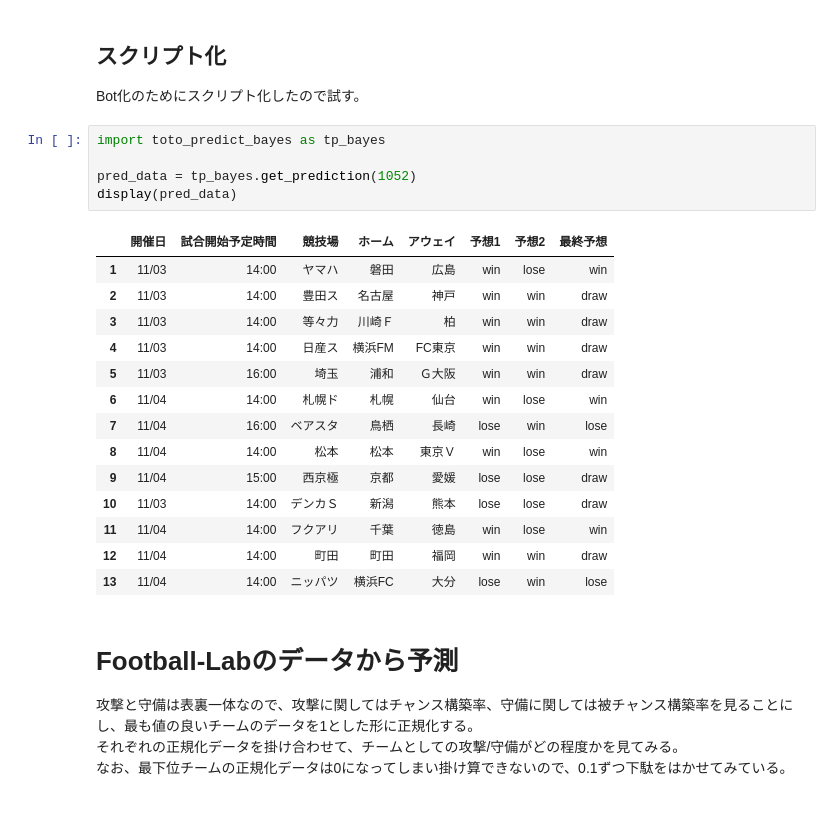
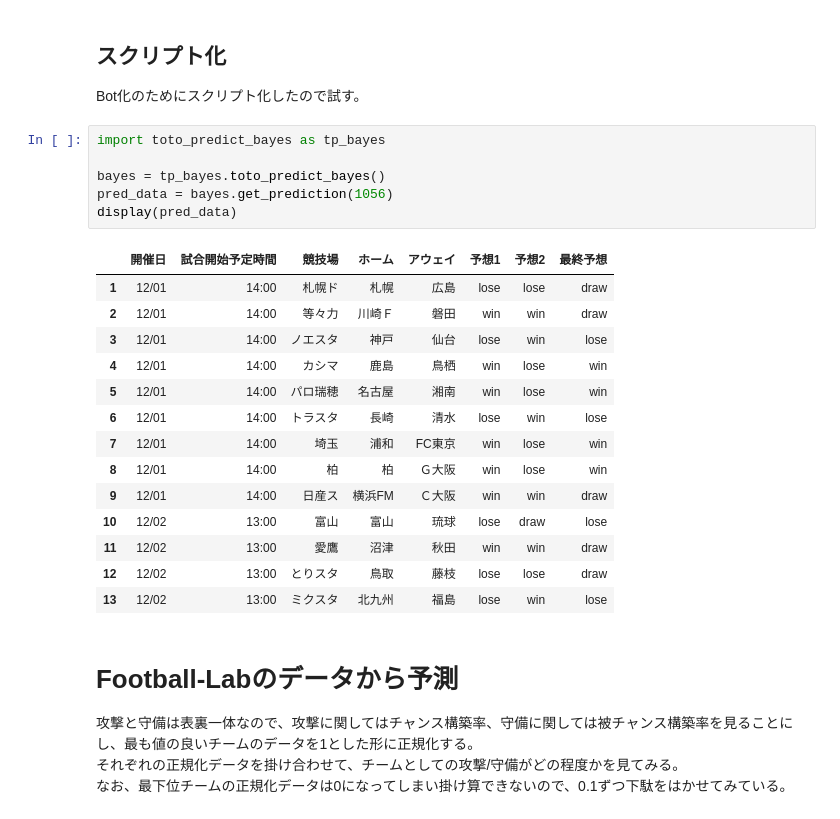
Before and after one commit to mark-n2/toto_notebook, a Jupyter notebook: toto_notebook.ipynb, the cells around one changed output. Drawn from its saved outputs; the diff is of its cells as text.

```diff
--- a/toto_notebook.ipynb
+++ b/toto_notebook.ipynb
@@ -413,23 +413,24 @@ Bot化のためにスクリプト化したので試す。
 # %%
 import toto_predict_bayes as tp_bayes
 
-pred_data = tp_bayes.get_prediction(1052)
+bayes = tp_bayes.toto_predict_bayes()
+pred_data = bayes.get_prediction(1056)
 display(pred_data)
 # %% [output]
 |  | 開催日 | 試合開始予定時間 | 競技場 | ホーム | アウェイ | 予想1 | 予想2 | 最終予想 |
-| 1 | 11/03 | 14:00 | ヤマハ | 磐田 | 広島 | win | lose | win |
-| 2 | 11/03 | 14:00 | 豊田ス | 名古屋 | 神戸 | win | win | draw |
-| 3 | 11/03 | 14:00 | 等々力 | 川崎Ｆ | 柏 | win | win | draw |
-| 4 | 11/03 | 14:00 | 日産ス | 横浜FM | FC東京 | win | win | draw |
-| 5 | 11/03 | 16:00 | 埼玉 | 浦和 | Ｇ大阪 | win | win | draw |
-| 6 | 11/04 | 14:00 | 札幌ド | 札幌 | 仙台 | win | lose | win |
-| 7 | 11/04 | 16:00 | ベアスタ | 鳥栖 | 長崎 | lose | win | lose |
-| 8 | 11/04 | 14:00 | 松本 | 松本 | 東京Ｖ | win | lose | win |
-| 9 | 11/04 | 15:00 | 西京極 | 京都 | 愛媛 | lose | lose | draw |
-| 10 | 11/03 | 14:00 | デンカＳ | 新潟 | 熊本 | lose | lose | draw |
-| 11 | 11/04 | 14:00 | フクアリ | 千葉 | 徳島 | win | lose | win |
-| 12 | 11/04 | 14:00 | 町田 | 町田 | 福岡 | win | win | draw |
-| 13 | 11/04 | 14:00 | ニッパツ | 横浜FC | 大分 | lose | win | lose |
+| 1 | 12/01 | 14:00 | 札幌ド | 札幌 | 広島 | lose | lose | draw |
+| 2 | 12/01 | 14:00 | 等々力 | 川崎Ｆ | 磐田 | win | win | draw |
+| 3 | 12/01 | 14:00 | ノエスタ | 神戸 | 仙台 | lose | win | lose |
+| 4 | 12/01 | 14:00 | カシマ | 鹿島 | 鳥栖 | win | lose | win |
+| 5 | 12/01 | 14:00 | パロ瑞穂 | 名古屋 | 湘南 | win | lose | win |
+| 6 | 12/01 | 14:00 | トラスタ | 長崎 | 清水 | lose | win | lose |
+| 7 | 12/01 | 14:00 | 埼玉 | 浦和 | FC東京 | win | lose | win |
+| 8 | 12/01 | 14:00 | 柏 | 柏 | Ｇ大阪 | win | lose | win |
+| 9 | 12/01 | 14:00 | 日産ス | 横浜FM | Ｃ大阪 | win | win | draw |
+| 10 | 12/02 | 13:00 | 富山 | 富山 | 琉球 | lose | draw | lose |
+| 11 | 12/02 | 13:00 | 愛鷹 | 沼津 | 秋田 | win | win | draw |
+| 12 | 12/02 | 13:00 | とりスタ | 鳥取 | 藤枝 | lose | lose | draw |
+| 13 | 12/02 | 13:00 | ミクスタ | 北九州 | 福島 | lose | win | lose |
 # %% [markdown]
 # Football-Labのデータから予測
 
```
Also changed, not shown: parts of 1 cell of this notebook, 1 other file.
